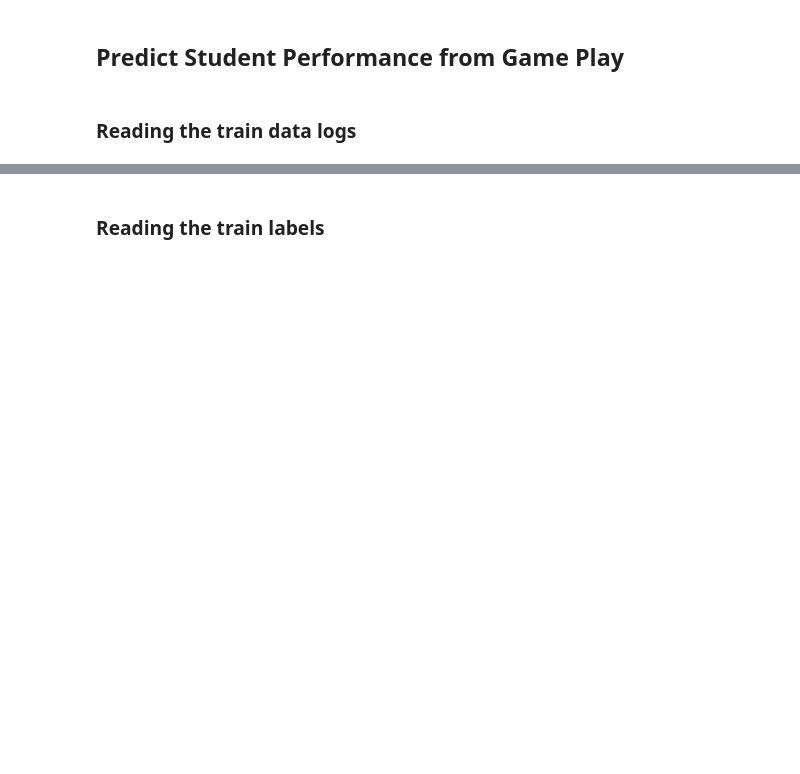
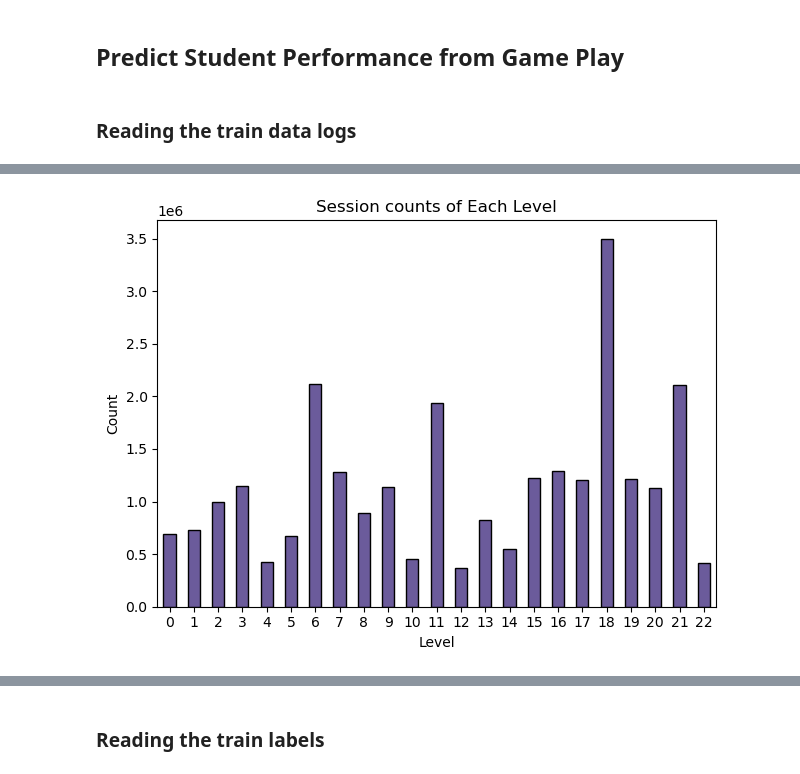
Before and after one commit to mestermarc/Student_performance_analysis, a Jupyter notebook: read_data.ipynb, the cells around one changed output, grey strips where cells are left out. Cells and saved outputs as stored; diff of their text form; code cells hidden in the pictures; blank space fills up the shorter version.

```diff
--- a/read_data.ipynb
+++ b/read_data.ipynb
@@ -30,0 +160,12 @@ NUMERICAL_COLS = ['elapsed_time','level','page','room_coor_x', 'room_coor_y', 's
+# %%
+df_train.groupby(by="level")["level"].value_counts().plot(kind='bar', color='#6b5b9b', edgecolor='black')
+plt.xlabel('Level')
+plt.ylabel('Count')
+plt.title('Session counts of Each Level')
+plt.xticks(rotation=0)  # Rotate x-axis labels if needed
+
+# Show plot
+plt.tight_layout()  # Adjust layout to prevent clipping of labels
+plt.show()
+# %% [output]
+[figure, added]
```
Also changed, not shown: parts of 23 cells of this notebook, 2 other files.
